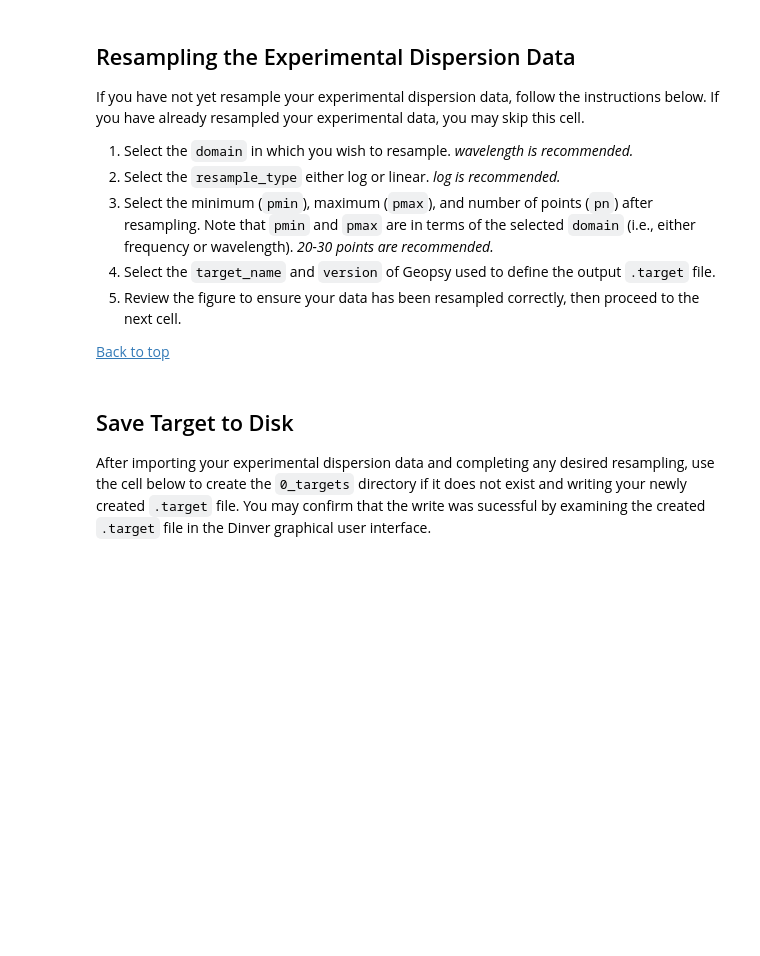
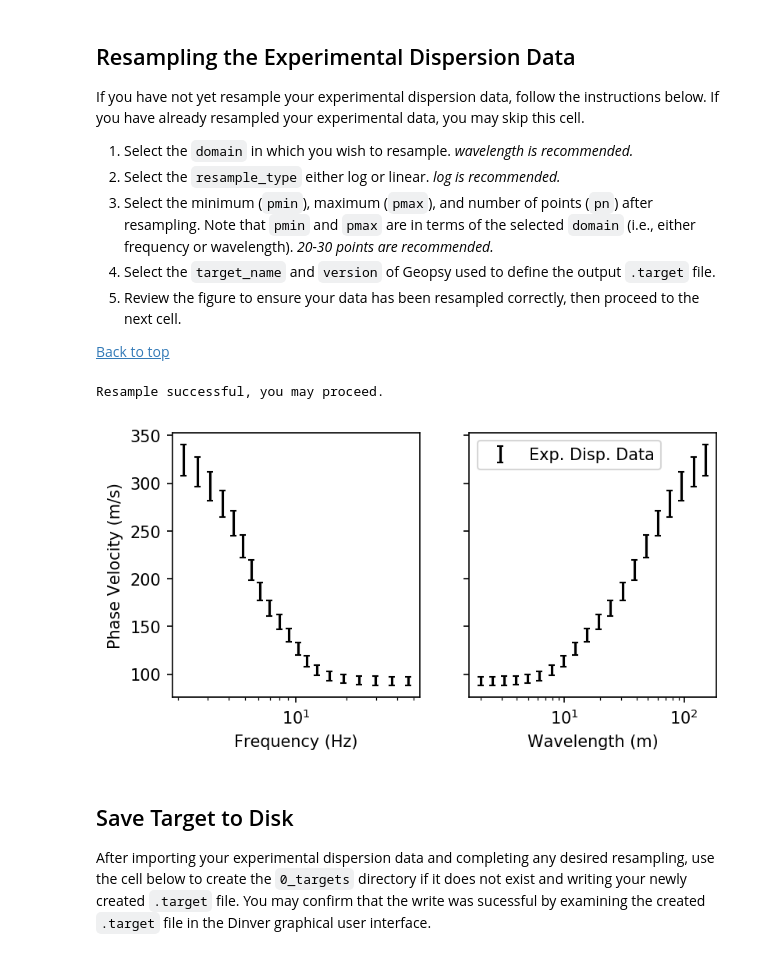
Before and after one commit to jpvantassel/swprepost, a Jupyter notebook: examples/adv/example_swinvert_workflow.ipynb, the cells around one changed output. Cells and saved outputs as stored; diff of their text form; code cells hidden in the pictures; blank space fills up the shorter version.

```diff
--- a/examples/adv/example_swinvert_workflow.ipynb
+++ b/examples/adv/example_swinvert_workflow.ipynb
@@ -147,12 +156,16 @@ may skip this cell.
 # %%
 domain = "wavelength"       # "frequency" or "wavelength", "wavelength" is recommended
 res_type = "log"            # "log" or 'linear', "log" is recommended.
 pmin = 2                    # Minimum value after resampling in units of domain
 pmax = 150                  # Maximum value after resampling in units of domain
-pn = 25                     # Number of samples, 20-30 points are recommended.
+pn = 20                     # Number of samples, 20-30 points are recommended.
 
 target.easy_resample(pmin=pmin, pmax=pmax, pn=pn, res_type=res_type, domain=domain, inplace=True)
-plot_target(target)
+fig, axs = plot_target(target)
+print("Resample successful, you may proceed.")
+# %% [output]
+Resample successful, you may proceed.
+[figure, added]
 # %% [markdown]
 ## Save Target to Disk
 
```
Also changed, not shown: parts of 8 cells of this notebook.
